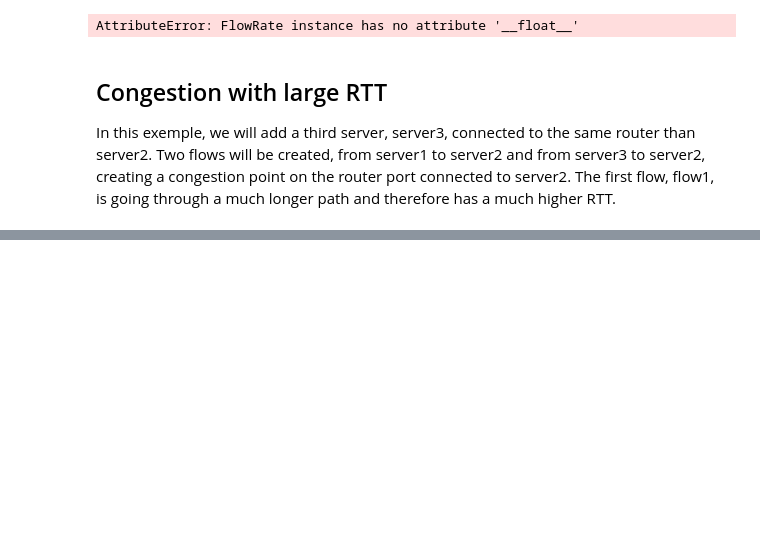
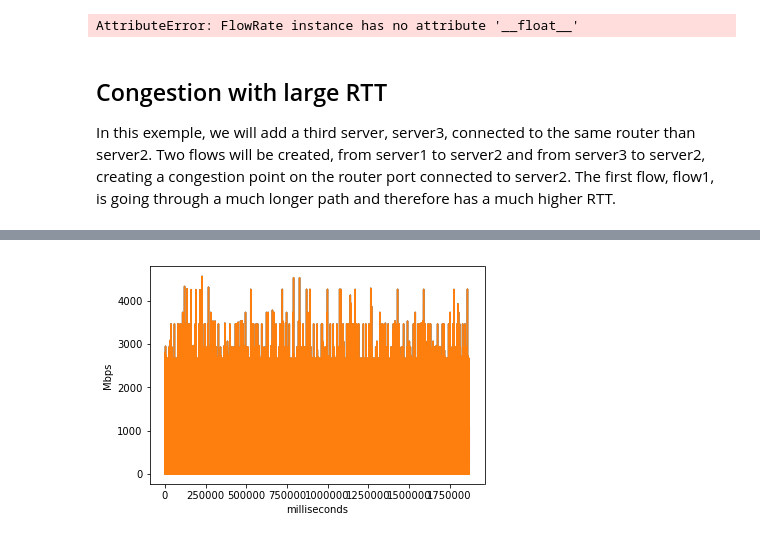
Before and after one commit to esnet/calibers, a Jupyter notebook: simulator/TutorialRate.ipynb, the cells around one changed output, grey strips where cells are left out. Drawn from its saved outputs; the diff is of its cells as text; code cells hidden in the pictures; blank space fills up the shorter version.

```diff
--- a/simulator/TutorialRate.ipynb
+++ b/simulator/TutorialRate.ipynb
@@ -281,0 +291,13 @@ Simulation stopped simulated elapse time: 126 real time: 0.0235760211945 real/si
+# %%
+
+def plot_receive(flow):
+    x,y = zip(*flow.receive_data)
+    plt.plot(x,y,label=flow.name)
+    plt.plot(x,y)
+    plt.xlabel('milliseconds')
+    plt.ylabel('Mbps')
+
+plot_receive(flow1)
+plt.show()
+# %% [output]
+[figure, added]
```
Also changed, not shown: parts of 6 cells of this notebook, 1 other file.
